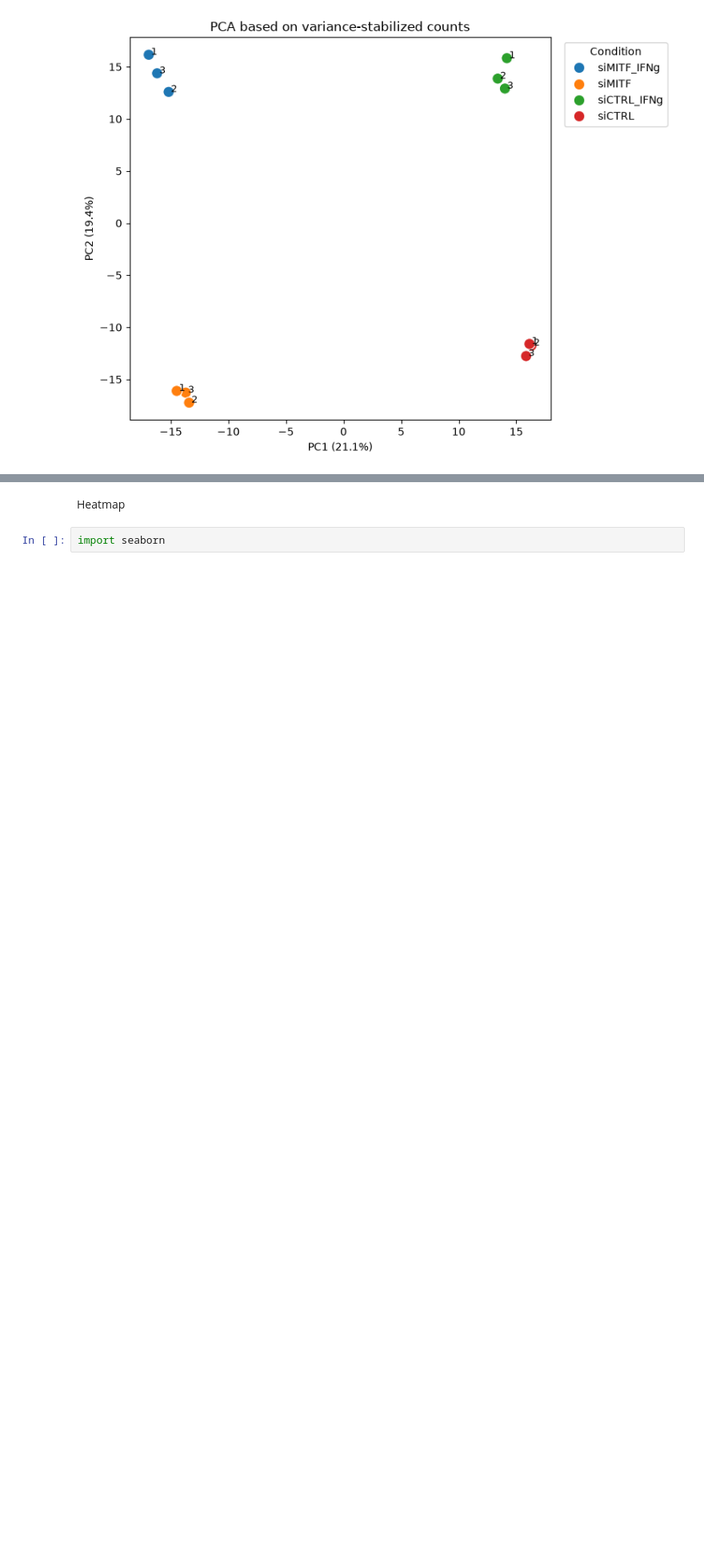
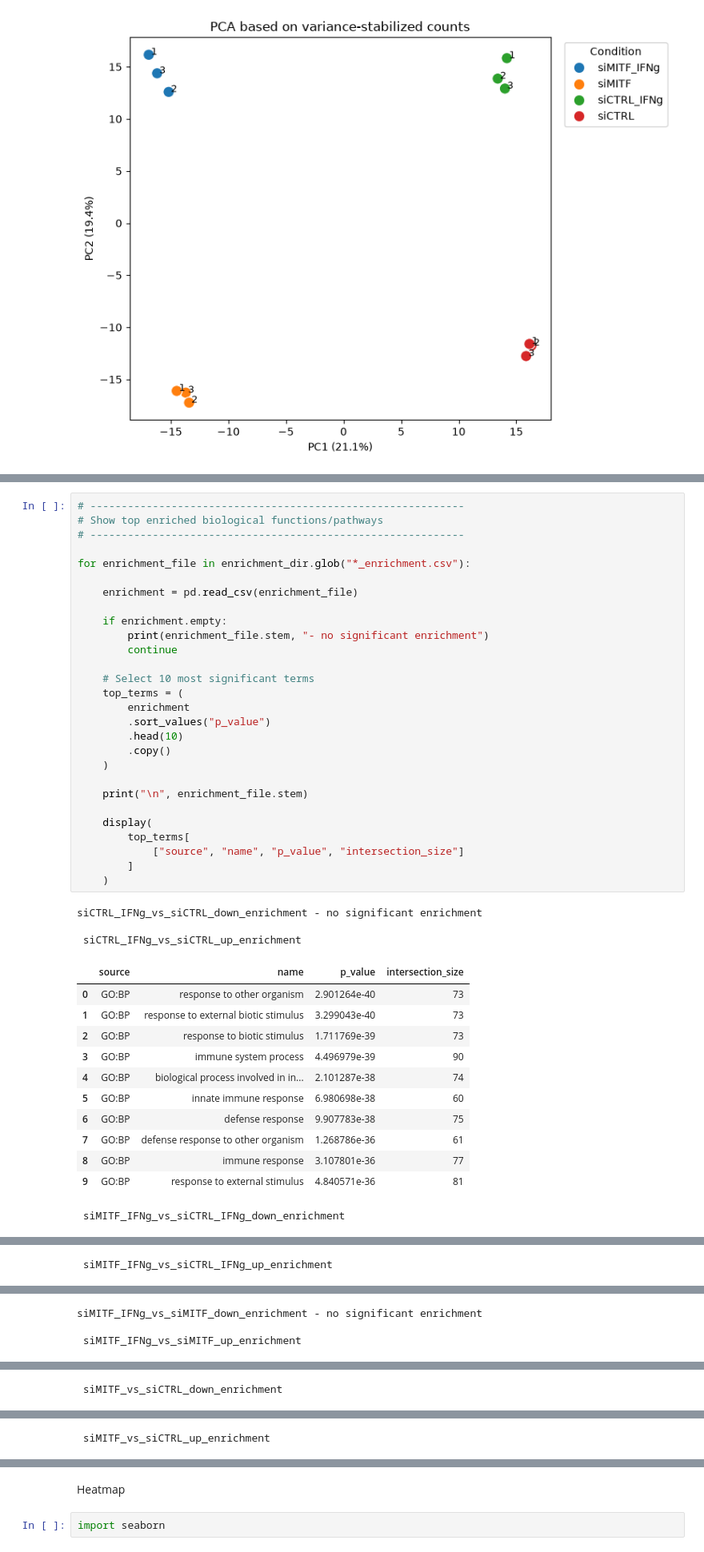
Before and after one commit to SvavaDa/GSE283655_project, a Jupyter notebook: GSE283655-simplified-data.ipynb, the cells around one changed output, grey strips where cells are left out. Shown at 80% size. Cells and saved outputs as stored; diff of their text form; blank space fills up the shorter version.

```diff
--- a/GSE283655-simplified-data.ipynb
+++ b/GSE283655-simplified-data.ipynb
@@ -1210,0 +1496,44 @@ plt.show()
+# %%
+# ------------------------------------------------------------
+# Show top enriched biological functions/pathways
+# ------------------------------------------------------------
+
+for enrichment_file in enrichment_dir.glob("*_enrichment.csv"):
+
+    enrichment = pd.read_csv(enrichment_file)
+
+    if enrichment.empty:
+        print(enrichment_file.stem, "- no significant enrichment")
+        continue
+
+    # Select 10 most significant terms
+    top_terms = (
+        enrichment
+        .sort_values("p_value")
+        .head(10)
+        .copy()
+    )
+
+    print("\n", enrichment_file.stem)
+
+    display(
+        top_terms[
+            ["source", "name", "p_value", "intersection_size"]
+        ]
+    )
+# %% [output]
+siCTRL_IFNg_vs_siCTRL_down_enrichment - no significant enrichment
+
+ siCTRL_IFNg_vs_siCTRL_up_enrichment
+|  | source | name | p_value | intersection_size |
+| 0 | GO:BP | response to other organism | 2.901264e-40 | 73 |
+| 1 | GO:BP | response to external biotic stimulus | 3.299043e-40 | 73 |
+| 2 | GO:BP | response to biotic stimulus | 1.711769e-39 | 73 |
+| 3 | GO:BP | immune system process | 4.496979e-39 | 90 |
+| 4 | GO:BP | biological process involved in in... | 2.101287e-38 | 74 |
+| 5 | GO:BP | innate immune response | 6.980698e-38 | 60 |
+| 6 | GO:BP | defense response | 9.907783e-38 | 75 |
+| 7 | GO:BP | defense response to other organism | 1.268786e-36 | 61 |
+| 8 | GO:BP | immune response | 3.107801e-36 | 77 |
+| 9 | GO:BP | response to external stimulus | 4.840571e-36 | 81 |
+ siMITF_IFNg_vs_siCTRL_IFNg_down_enrichment
@@ -1210,0 +1551 @@ plt.show()
+ siMITF_IFNg_vs_siCTRL_IFNg_up_enrichment
@@ -1210,0 +1563,3 @@ plt.show()
+siMITF_IFNg_vs_siMITF_down_enrichment - no significant enrichment
+
+ siMITF_IFNg_vs_siMITF_up_enrichment
@@ -1210,0 +1577 @@ plt.show()
+ siMITF_vs_siCTRL_down_enrichment
@@ -1210,0 +1589 @@ plt.show()
+ siMITF_vs_siCTRL_up_enrichment
```
Also changed, not shown: parts of 9 cells of this notebook.
